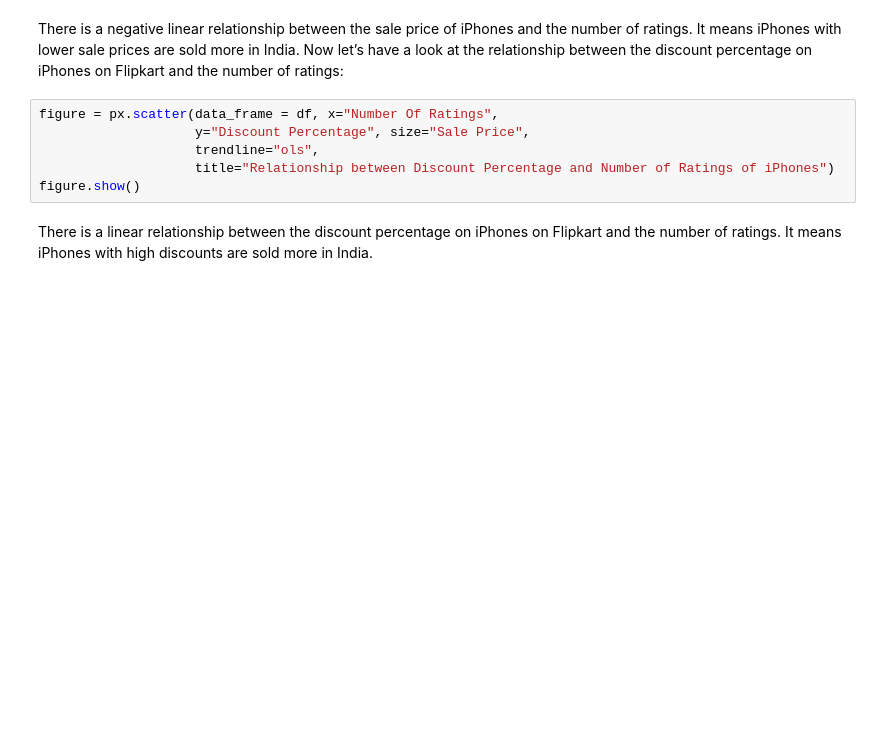
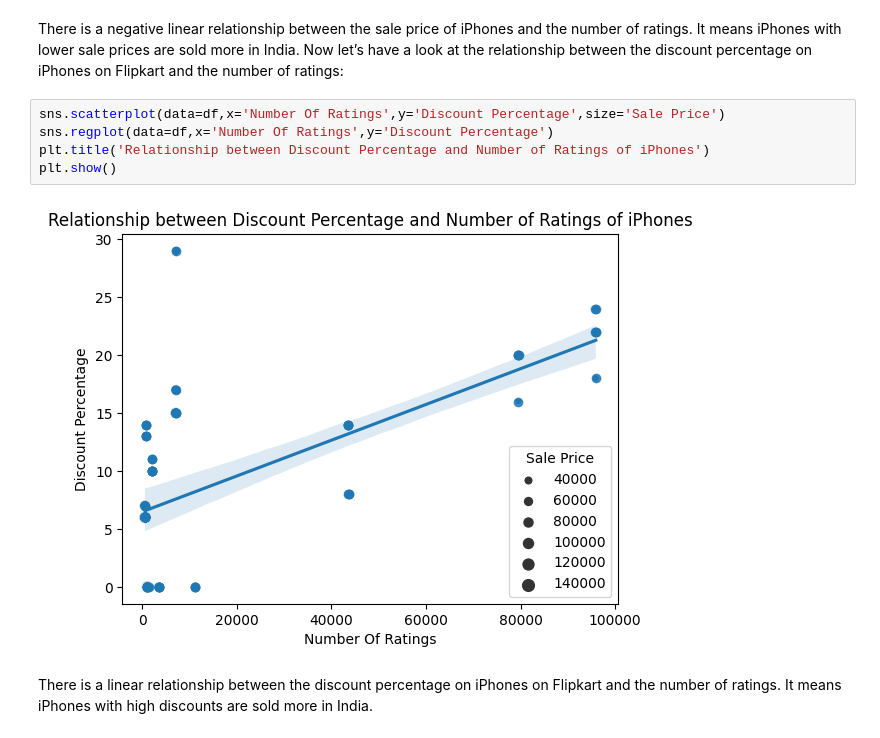
Before and after one commit to saumya-2003/Analyst-Project, a Jupyter notebook: Iphone sales Analysis.ipynb, the cells around one changed output. Saved outputs shown, nothing was run; the diff lists cells and outputs as text; blank space fills up the shorter version.

```diff
--- a/Iphone sales Analysis.ipynb
+++ b/Iphone sales Analysis.ipynb
@@ -115,11 +118,12 @@ figure.show()
 # %% [markdown]
 There is a negative linear relationship between the sale price of iPhones and the number of ratings. It means iPhones with lower sale prices are sold more in India. Now let’s have a look at the relationship between the discount percentage on iPhones on Flipkart and the number of ratings:
 # %%
-figure = px.scatter(data_frame = df, x="Number Of Ratings",
-                    y="Discount Percentage", size="Sale Price",
-                    trendline="ols",
-                    title="Relationship between Discount Percentage and Number of Ratings of iPhones")
-figure.show()
+sns.scatterplot(data=df,x='Number Of Ratings',y='Discount Percentage',size='Sale Price')
+sns.regplot(data=df,x='Number Of Ratings',y='Discount Percentage')
+plt.title('Relationship between Discount Percentage and Number of Ratings of iPhones')
+plt.show()
+# %% [output]
+[figure, added]
 # %% [markdown]
 There is a linear relationship between the discount percentage on iPhones on Flipkart and the number of ratings. It means iPhones with high discounts are sold more in India.
 # %% [markdown]
```
Also changed, not shown: parts of 4 cells of this notebook, 1 other file.
